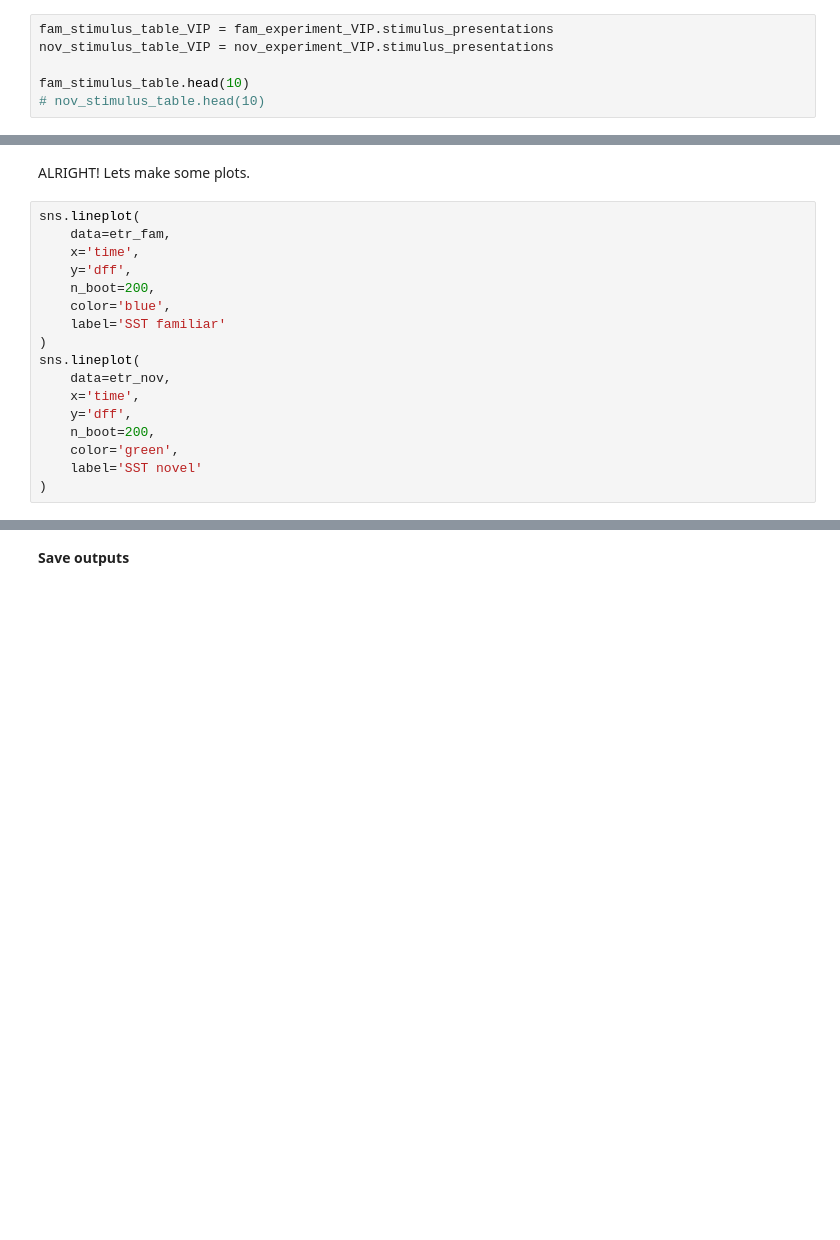
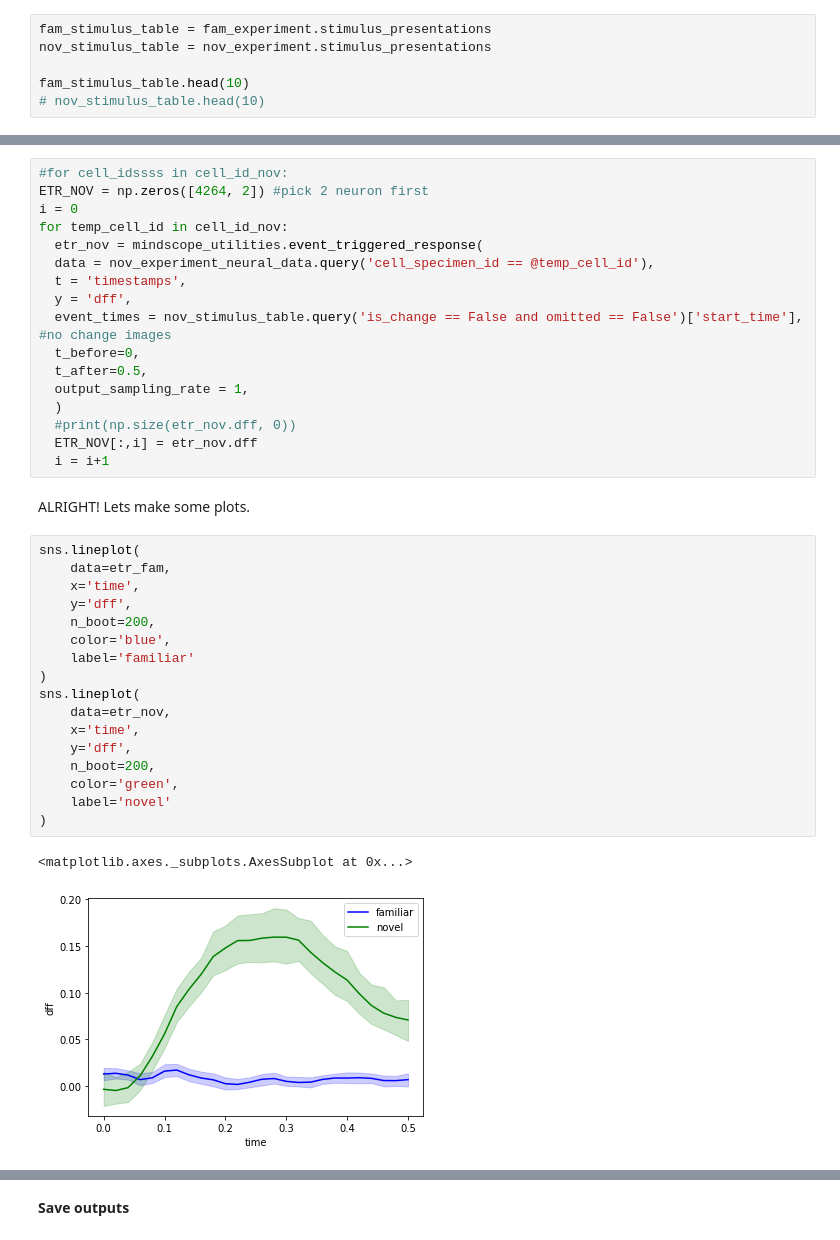
Before and after one commit to CJWhyte/NeuromatchProject, a Jupyter notebook: DataForPlasticityProject.ipynb, the cells around one changed output, grey strips where cells are left out. Cells and saved outputs as stored; diff of their text form; blank space fills up the shorter version.

```diff
--- a/DataForPlasticityProject.ipynb
+++ b/DataForPlasticityProject.ipynb
@@ -397,8 +320,8 @@ TypeError: ignored
 # %% [markdown]
 All we need now is to load the stimulus data into memory
 # %%
-fam_stimulus_table_VIP = fam_experiment_VIP.stimulus_presentations
-nov_stimulus_table_VIP = nov_experiment_VIP.stimulus_presentations
+fam_stimulus_table = fam_experiment.stimulus_presentations
+nov_stimulus_table = nov_experiment.stimulus_presentations
 
 fam_stimulus_table.head(10)
 # nov_stimulus_table.head(10)
@@ -431,19 +364,39 @@ etr_nov = mindscope_utilities.event_triggered_response(
+# %%
+#for cell_idssss in cell_id_nov:
+ETR_NOV = np.zeros([4264, 2]) #pick 2 neuron first
+i = 0
+for temp_cell_id in cell_id_nov:
+  etr_nov = mindscope_utilities.event_triggered_response(
+  data = nov_experiment_neural_data.query('cell_specimen_id == @temp_cell_id'),
+  t = 'timestamps',
+  y = 'dff',
+  event_times = nov_stimulus_table.query('is_change == False and omitted == False')['start_time'], #no change images
+  t_before=0,
+  t_after=0.5,
+  output_sampling_rate = 1,
+  )
+  #print(np.size(etr_nov.dff, 0))
+  ETR_NOV[:,i] = etr_nov.dff
+  i = i+1
 # %% [markdown]
 ALRIGHT! Lets make some plots.
 # %%
 sns.lineplot(
     data=etr_fam,
     x='time',
     y='dff',
     n_boot=200,
     color='blue',
-    label='SST familiar'
+    label='familiar'
 )
 sns.lineplot(
     data=etr_nov,
     x='time',
     y='dff',
     n_boot=200,
     color='green',
-    label='SST novel'
+    label='novel'
 )
+# %% [output]
+<matplotlib.axes._subplots.AxesSubplot at 0x...>
+[figure, added]
```
Also changed, not shown: parts of 18 cells of this notebook.
